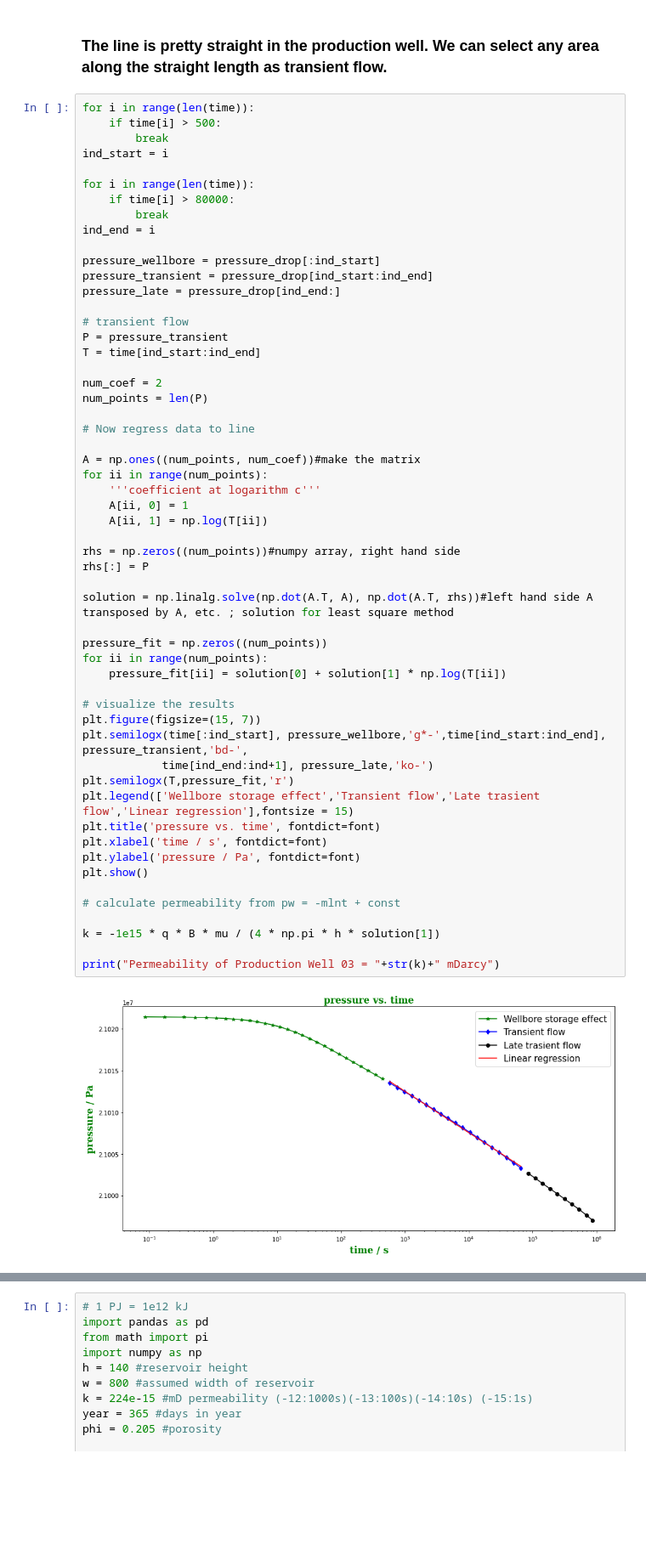
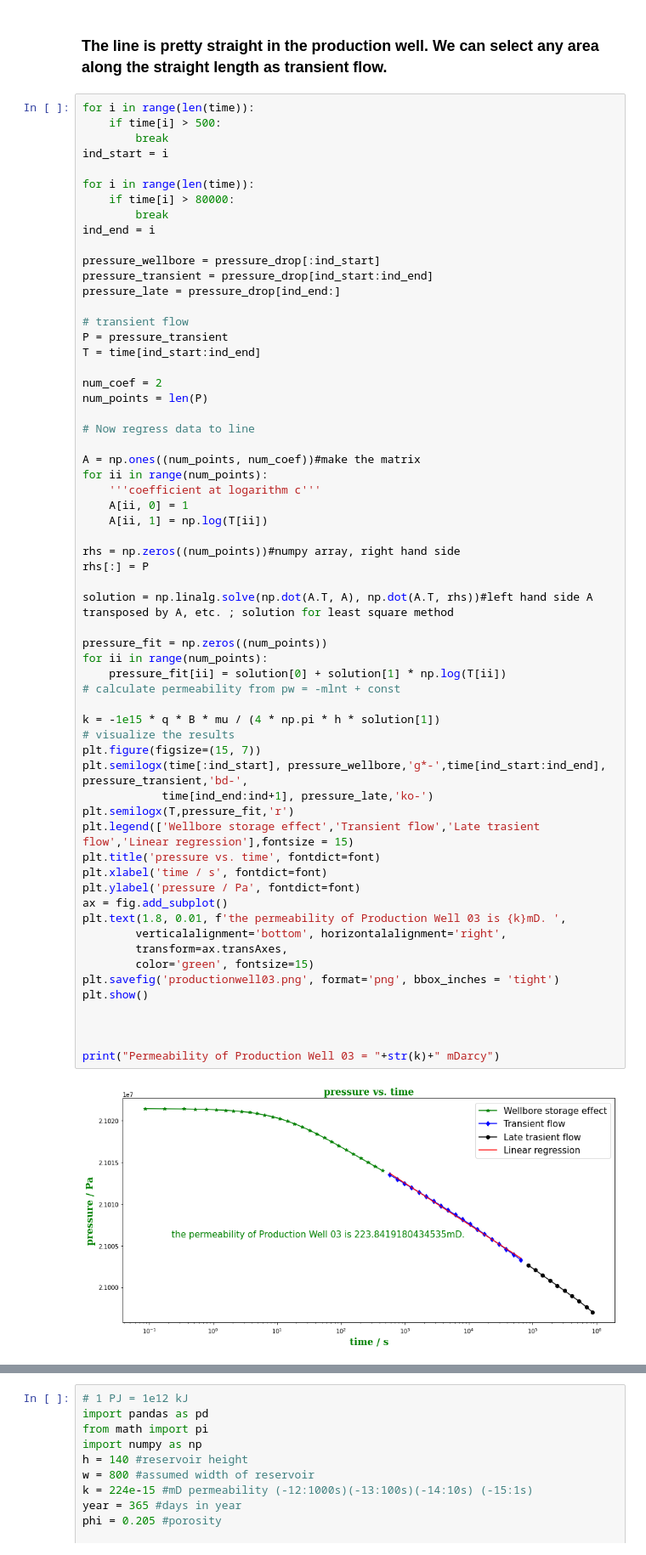
Before and after one commit to NicholasFry/Other, a Jupyter notebook: geothermal_hack_stuff/Exploration.ipynb, the cells around one changed output, grey strips where cells are left out. Shown at 85% size. Saved outputs shown, nothing was run; the diff lists cells and outputs as text; blank space fills up the shorter version.

```diff
--- a/geothermal_hack_stuff/Exploration.ipynb
+++ b/geothermal_hack_stuff/Exploration.ipynb
@@ -445,33 +444,39 @@ num_points = len(P)
 A = np.ones((num_points, num_coef))#make the matrix
 for ii in range(num_points):
     '''coefficient at logarithm c'''
     A[ii, 0] = 1
     A[ii, 1] = np.log(T[ii])
 
 rhs = np.zeros((num_points))#numpy array, right hand side
 rhs[:] = P
 
 solution = np.linalg.solve(np.dot(A.T, A), np.dot(A.T, rhs))#left hand side A transposed by A, etc. ; solution for least square method
 
 pressure_fit = np.zeros((num_points))
 for ii in range(num_points):
     pressure_fit[ii] = solution[0] + solution[1] * np.log(T[ii])
+# calculate permeability from pw = -mlnt + const
 
+k = -1e15 * q * B * mu / (4 * np.pi * h * solution[1])
 # visualize the results
 plt.figure(figsize=(15, 7))
 plt.semilogx(time[:ind_start], pressure_wellbore,'g*-',time[ind_start:ind_end], pressure_transient,'bd-',
             time[ind_end:ind+1], pressure_late,'ko-')
 plt.semilogx(T,pressure_fit,'r')
 plt.legend(['Wellbore storage effect','Transient flow','Late trasient flow','Linear regression'],fontsize = 15)
 plt.title('pressure vs. time', fontdict=font)
 plt.xlabel('time / s', fontdict=font)
 plt.ylabel('pressure / Pa', fontdict=font)
+ax = fig.add_subplot()
+plt.text(1.8, 0.01, f'the permeability of Production Well 03 is {k}mD. ',
+        verticalalignment='bottom', horizontalalignment='right',
+        transform=ax.transAxes,
+        color='green', fontsize=15)
+plt.savefig('productionwell03.png', format='png', bbox_inches = 'tight')
 plt.show()
 
-# calculate permeability from pw = -mlnt + const
 
-k = -1e15 * q * B * mu / (4 * np.pi * h * solution[1])
 
 print("Permeability of Production Well 03 = "+str(k)+" mDarcy")
 # %% [output]
-[figure, old version]
+[figure, new version]
```
Also changed, not shown: parts of 44 cells of this notebook, 27 other files.
